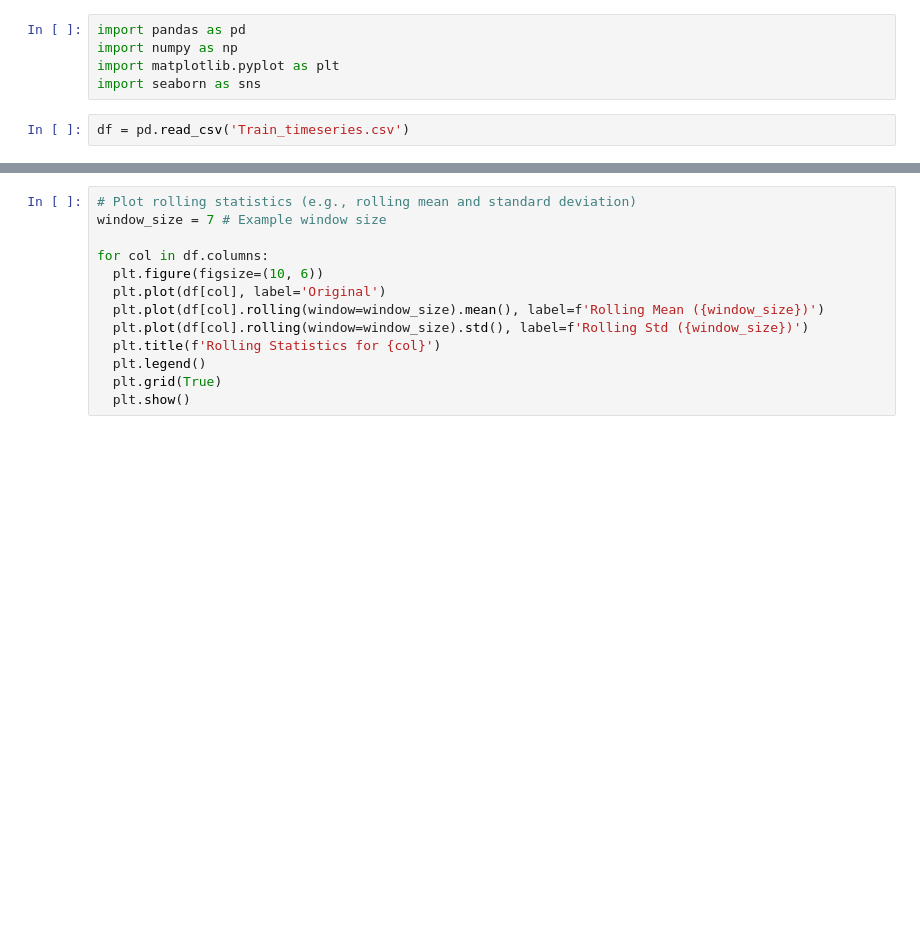
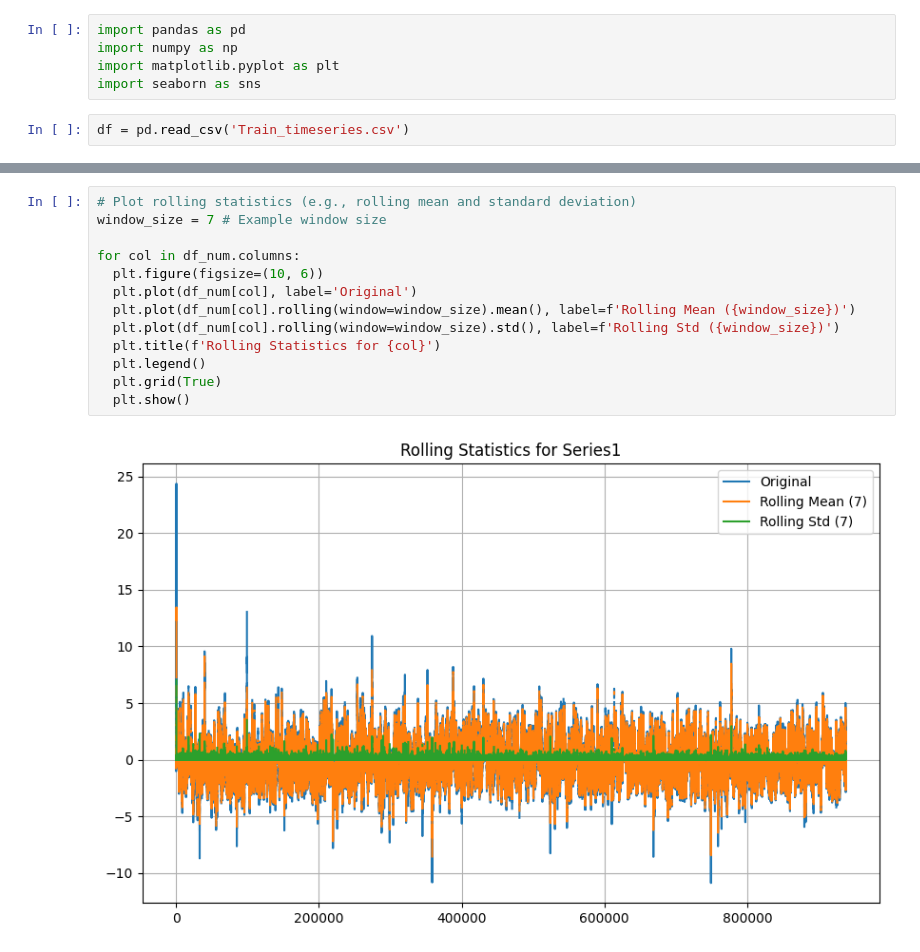
Before and after one commit to vluduk/Team-Husky, a Jupyter notebook: exploration.ipynb, the cells around one changed output, grey strips where cells are left out. Drawn from its saved outputs; the diff is of its cells as text; blank space fills up the shorter version.

```diff
--- a/exploration.ipynb
+++ b/exploration.ipynb
@@ -37,13 +55,15 @@ plt.show()
 # %%
 # Plot rolling statistics (e.g., rolling mean and standard deviation)
 window_size = 7 # Example window size
 
-for col in df.columns:
+for col in df_num.columns:
   plt.figure(figsize=(10, 6))
-  plt.plot(df[col], label='Original')
-  plt.plot(df[col].rolling(window=window_size).mean(), label=f'Rolling Mean ({window_size})')
-  plt.plot(df[col].rolling(window=window_size).std(), label=f'Rolling Std ({window_size})')
+  plt.plot(df_num[col], label='Original')
+  plt.plot(df_num[col].rolling(window=window_size).mean(), label=f'Rolling Mean ({window_size})')
+  plt.plot(df_num[col].rolling(window=window_size).std(), label=f'Rolling Std ({window_size})')
   plt.title(f'Rolling Statistics for {col}')
   plt.legend()
   plt.grid(True)
   plt.show()
+# %% [output]
+[figure, added]
```
Also changed, not shown: parts of 7 cells of this notebook.
